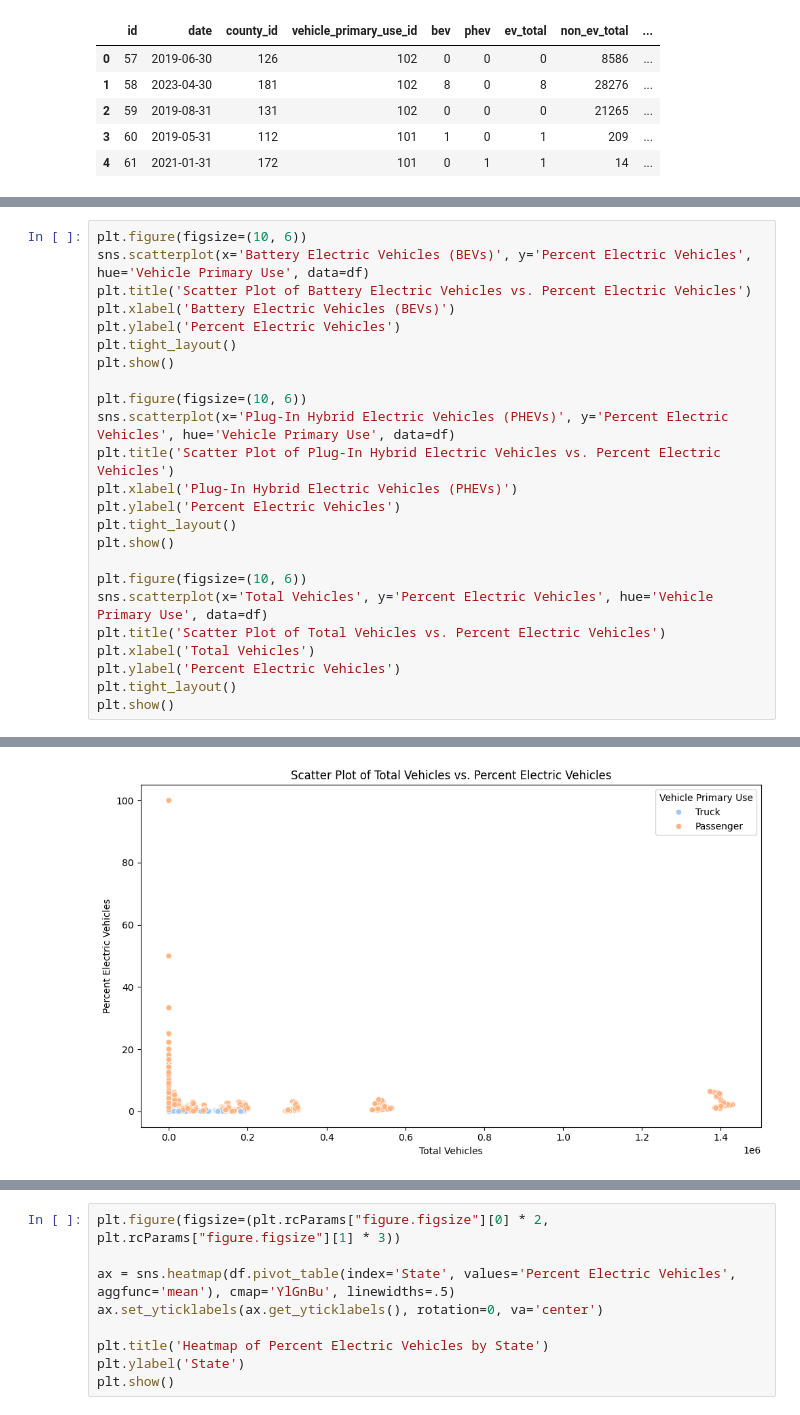
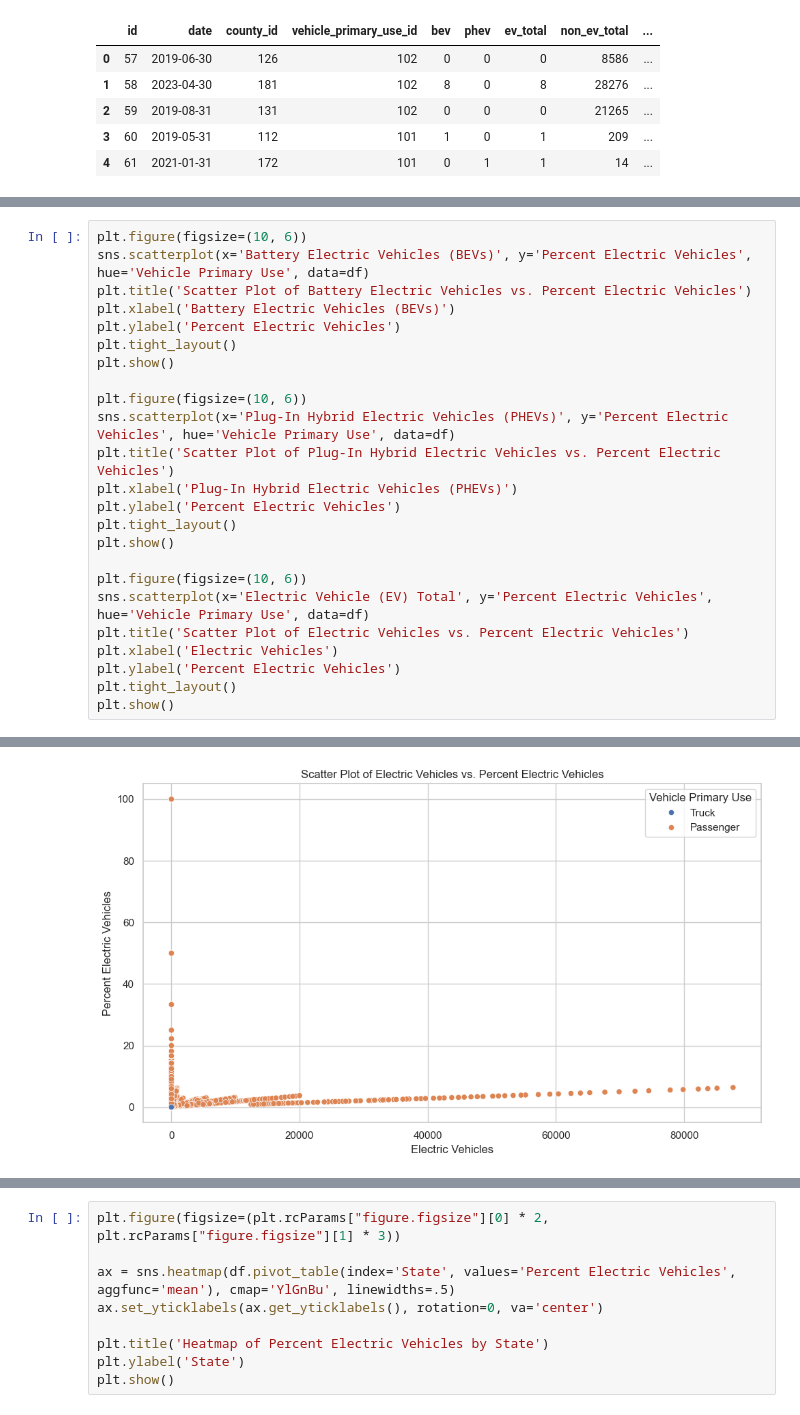
Before and after one commit to Ramsha-amir26/DAP-TABA, a Jupyter notebook: EVPopulation.ipynb, the cells around one changed output, grey strips where cells are left out. Drawn from its saved outputs; the diff is of its cells as text.

```diff
--- a/EVPopulation.ipynb
+++ b/EVPopulation.ipynb
@@ -223,9 +255,9 @@ plt.tight_layout()
 plt.show()
 
 plt.figure(figsize=(10, 6))
-sns.scatterplot(x='Total Vehicles', y='Percent Electric Vehicles', hue='Vehicle Primary Use', data=df)
-plt.title('Scatter Plot of Total Vehicles vs. Percent Electric Vehicles')
-plt.xlabel('Total Vehicles')
+sns.scatterplot(x='Electric Vehicle (EV) Total', y='Percent Electric Vehicles', hue='Vehicle Primary Use', data=df)
+plt.title('Scatter Plot of Electric Vehicles vs. Percent Electric Vehicles')
+plt.xlabel('Electric Vehicles')
 plt.ylabel('Percent Electric Vehicles')
 plt.tight_layout()
 plt.show()
@@ -235,4 +267,4 @@ plt.show()
-[figure, old version]
+[figure, new version]
 # %%
 sns.set(style="whitegrid")
 
```
Also changed, not shown: parts of 9 cells of this notebook.
